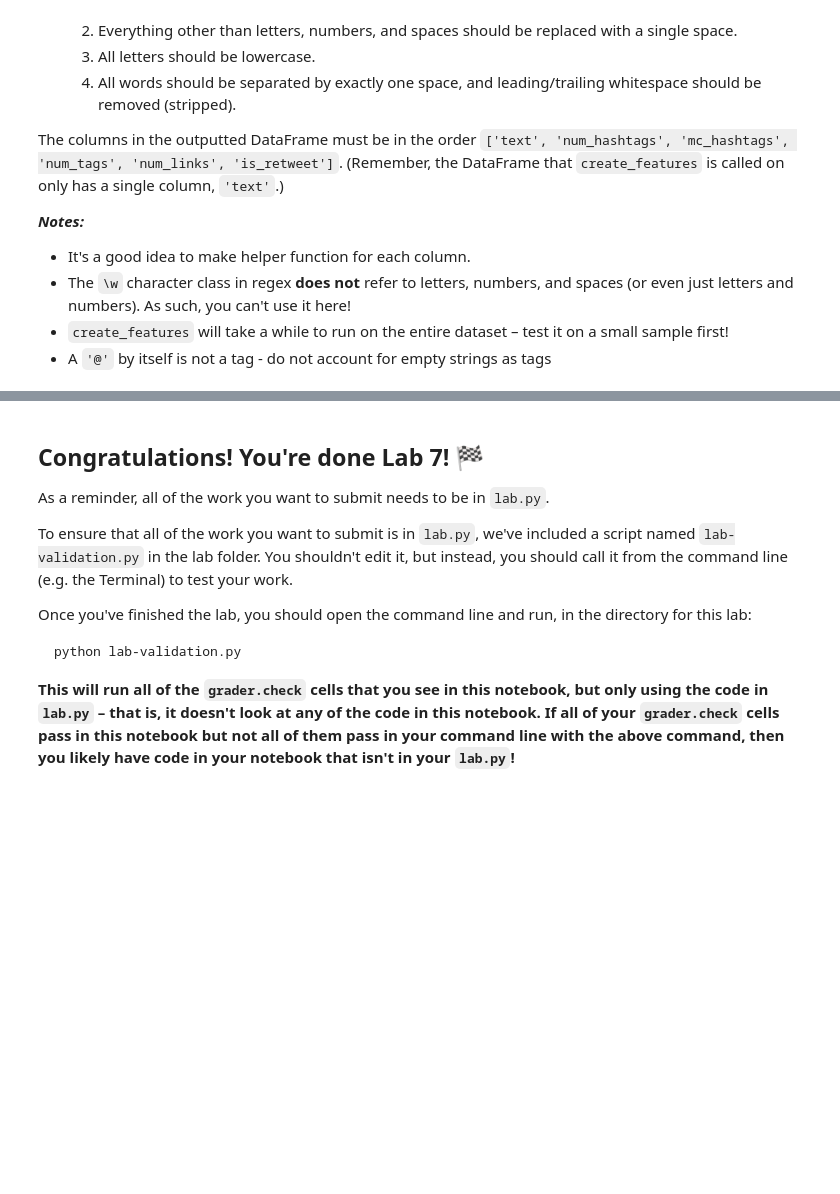
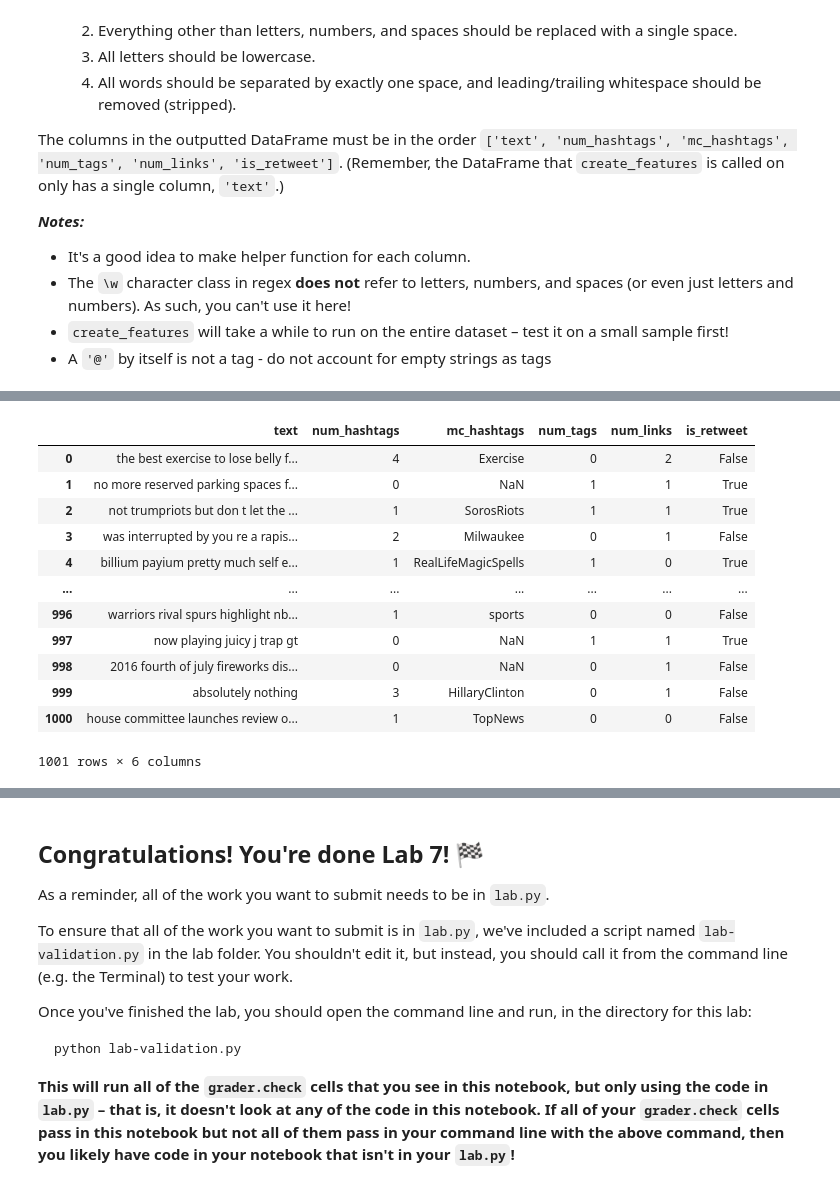
Before and after one commit to j2doan/dsc80-2025-sp, a Jupyter notebook: labs/lab07/lab.ipynb, the cells around one changed output, grey strips where cells are left out. Drawn from its saved outputs; the diff is of its cells as text; code cells hidden in the pictures; blank space fills up the shorter version.

```diff
--- a/labs/lab07/lab.ipynb
+++ b/labs/lab07/lab.ipynb
@@ -280,3 +456,19 @@ The columns in the outputted DataFrame must be in the order `['text', 'num_hasht
+# %%
+test_hidden
+# %% [output]
+|  | text | num_hashtags | mc_hashtags | num_tags | num_links | is_retweet |
+| 0 | the best exercise to lose belly f... | 4 | Exercise | 0 | 2 | False |
+| 1 | no more reserved parking spaces f... | 0 | NaN | 1 | 1 | True |
+| 2 | not trumpriots but don t let the ... | 1 | SorosRiots | 1 | 1 | True |
+| 3 | was interrupted by you re a rapis... | 2 | Milwaukee | 0 | 1 | False |
+| 4 | billium payium pretty much self e... | 1 | RealLifeMagicSpells | 1 | 0 | True |
+| ... | ... | ... | ... | ... | ... | ... |
+| 996 | warriors rival spurs highlight nb... | 1 | sports | 0 | 0 | False |
+| 997 | now playing juicy j trap gt | 0 | NaN | 1 | 1 | True |
+| 998 | 2016 fourth of july fireworks dis... | 0 | NaN | 0 | 1 | False |
+| 999 | absolutely nothing | 3 | HillaryClinton | 0 | 1 | False |
+| 1000 | house committee launches review o... | 1 | TopNews | 0 | 0 | False |
+1001 rows × 6 columns
 # %%
 # The doctests/public tests don't test your work on the `ira` data,
 # but the hidden tests do.
```
Also changed, not shown: parts of 16 cells of this notebook, 10 other files.
